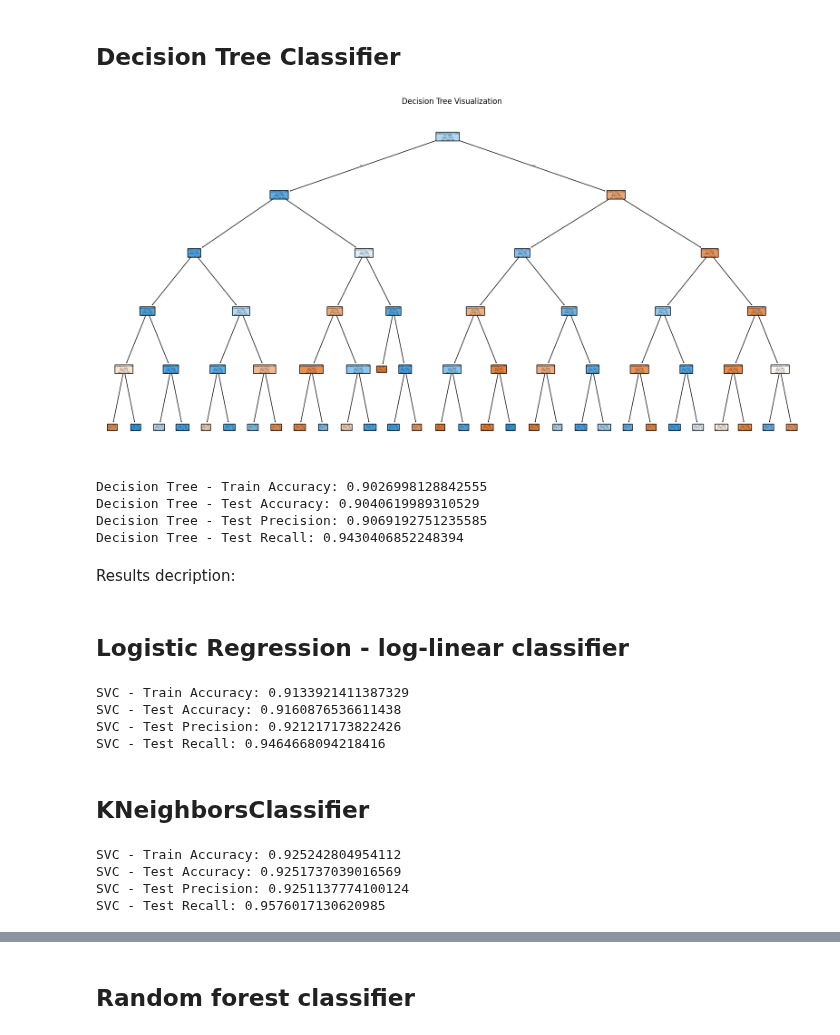
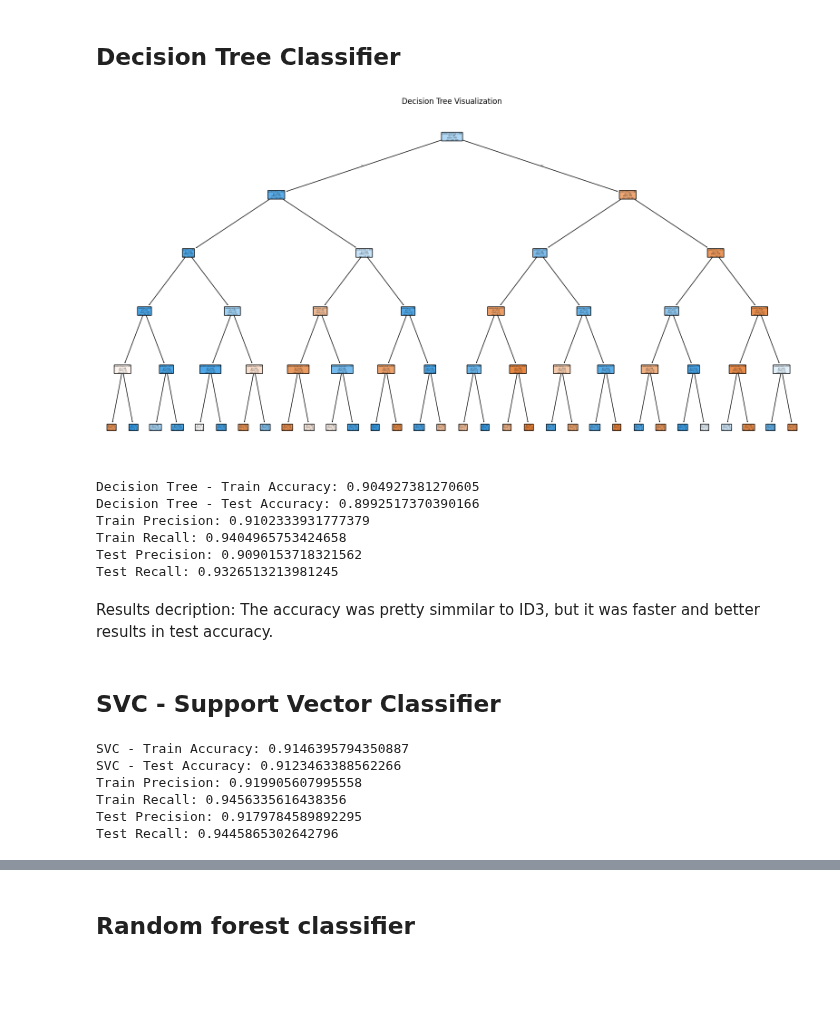
Before and after one commit to myrres0/IAU-2024, a Jupyter notebook: phase-3 copy.ipynb, the cells around one changed output, grey strips where cells are left out. Drawn from its saved outputs; the diff is of its cells as text; code cells hidden in the pictures; blank space fills up the shorter version.

```diff
--- a/phase-3 copy.ipynb
+++ b/phase-3 copy.ipynb
@@ -498,45 +514,52 @@ Best Accuracy: 0.89470871191876
 # %% [markdown]
 ## Decision Tree Classifier
 # %%
-from sklearn.tree import DecisionTreeClassifier, plot_tree
-
+mwra_train = mwra_train.values.ravel()
+mwra_test = mwra_test.values.ravel()
 
 tree_classifier = DecisionTreeClassifier(max_depth=5, random_state=42)
 tree_classifier.fit(train_data_transformed, mwra_train)
 
 plt.figure(figsize=(20, 10))
 plot_tree(
     tree_classifier,
     feature_names=train_data.columns,
     filled=True,
     rounded=True
 )
 plt.title("Decision Tree Visualization")
 plt.show()
 
 #Make predictions using the transformed data
 tree_train_pred = tree_classifier.predict(train_data_transformed)
 tree_test_pred = tree_classifier.predict(test_data_transformed)
 
 tree_train_accuracy = accuracy_score(mwra_train, tree_train_pred)
 tree_test_accuracy = accuracy_score(mwra_test, tree_test_pred)
-tree_test_precision = precision_score(mwra_test, tree_test_pred, average="binary")
-tree_test_recall = recall_score(mwra_test, tree_test_pred, average="binary")
+
+train_precision = precision_score(mwra_train, tree_train_pred)
+train_recall = recall_score(mwra_train, tree_train_pred)
+test_precision = precision_score(mwra_test, tree_test_pred)
+test_recall = recall_score(mwra_test, tree_test_pred)
 
 print(f"Decision Tree - Train Accuracy: {tree_train_accuracy}")
 print(f"Decision Tree - Test Accuracy: {tree_test_accuracy}")
-print(f"Decision Tree - Test Precision: {tree_test_precision}")
-print(f"Decision Tree - Test Recall: {tree_test_recall}")
+print(f"Train Precision: {train_precision}")
+print(f"Train Recall: {train_recall}")
+print(f"Test Precision: {test_precision}")
+print(f"Test Recall: {test_recall}")
 # %% [output]
-[figure, old version]
+[figure, new version]
-Decision Tree - Train Accuracy: 0.9026998128842555
-Decision Tree - Test Accuracy: 0.9040619989310529
-Decision Tree - Test Precision: 0.9069192751235585
-Decision Tree - Test Recall: 0.9430406852248394
+Decision Tree - Train Accuracy: 0.904927381270605
+Decision Tree - Test Accuracy: 0.8992517370390166
+Train Precision: 0.9102333931777379
+Train Recall: 0.9404965753424658
+Test Precision: 0.9090153718321562
+Test Recall: 0.9326513213981245
 # %% [markdown]
-Results decription:
+Results decription: The accuracy was pretty simmilar to ID3, but it was faster and better results in test accuracy.
 # %% [markdown]
-## Logistic Regression - log-linear classifier
+## SVC - Support Vector Classifier
 # %%
 from sklearn.svm import SVC
 
@@ -548,37 +571,22 @@ logistic_test_pred = logistic_classifier.predict(test_data_transformed)
 
 logistic_train_accuracy = accuracy_score(mwra_train, logistic_train_pred)
 logistic_test_accuracy = accuracy_score(mwra_test, logistic_test_pred)
-logistic_test_precision = precision_score(mwra_test, logistic_test_pred, average="binary")
-logistic_test_recall = recall_score(mwra_test, logistic_test_pred, average="binary")
+
+train_precision = precision_score(mwra_train, logistic_train_pred)
+train_recall = recall_score(mwra_train, logistic_train_pred)
+test_precision = precision_score(mwra_test, logistic_test_pred)
+test_recall = recall_score(mwra_test, logistic_test_pred)
+
 print(f"SVC - Train Accuracy: {logistic_train_accuracy}")
 print(f"SVC - Test Accuracy: {logistic_test_accuracy}")
-print(f"SVC - Test Precision: {logistic_test_precision}")
-print(f"SVC - Test Recall: {logistic_test_recall}")
+print(f"Train Precision: {train_precision}")
+print(f"Train Recall: {train_recall}")
+print(f"Test Precision: {test_precision}")
+print(f"Test Recall: {test_recall}")
 # %% [output]
-SVC - Train Accuracy: 0.9133921411387329
-SVC - Test Accuracy: 0.9160876536611438
-SVC - Test Precision: 0.921217173822426
-SVC - Test Recall: 0.9464668094218416
+SVC - Train Accuracy: 0.9146395794350887
+SVC - Test Accuracy: 0.9123463388562266
+Train Precision: 0.919905607995558
+Train Recall: 0.9456335616438356
+Test Precision: 0.9179784589892295
+Test Recall: 0.9445865302642796
-# %% [markdown]
-## KNeighborsClassifier
-# %%
-from sklearn.neighbors import KNeighborsClassifier
-logistic_classifier = KNeighborsClassifier(n_neighbors=5)
-logistic_classifier.fit(train_data_transformed, mwra_train)
-
-logistic_train_pred = logistic_classifier.predict(train_data_transformed)
-logistic_test_pred = logistic_classifier.predict(test_data_transformed)
-
-logistic_train_accuracy = accuracy_score(mwra_train, logistic_train_pred)
-logistic_test_accuracy = accuracy_score(mwra_test, logistic_test_pred)
-logistic_test_precision = precision_score(mwra_test, logistic_test_pred, average="binary")
-logistic_test_recall = recall_score(mwra_test, logistic_test_pred, average="binary")
-print(f"SVC - Train Accuracy: {logistic_train_accuracy}")
-print(f"SVC - Test Accuracy: {logistic_test_accuracy}")
-print(f"SVC - Test Precision: {logistic_test_precision}")
-print(f"SVC - Test Recall: {logistic_test_recall}")
-# %% [output]
-SVC - Train Accuracy: 0.925242804954112
-SVC - Test Accuracy: 0.9251737039016569
-SVC - Test Precision: 0.9251137774100124
-SVC - Test Recall: 0.9576017130620985
```
Also changed, not shown: parts of 21 cells of this notebook.
